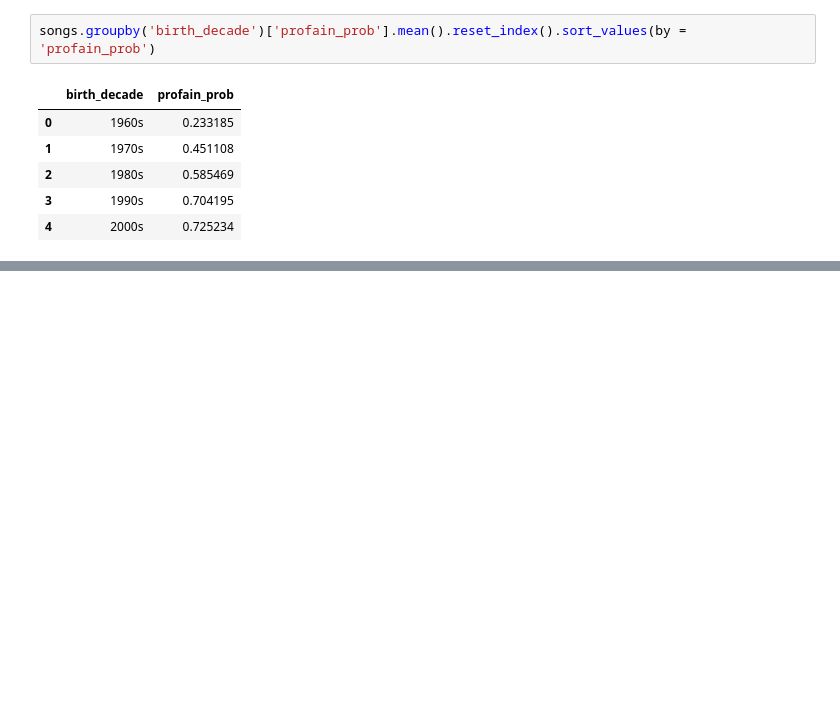
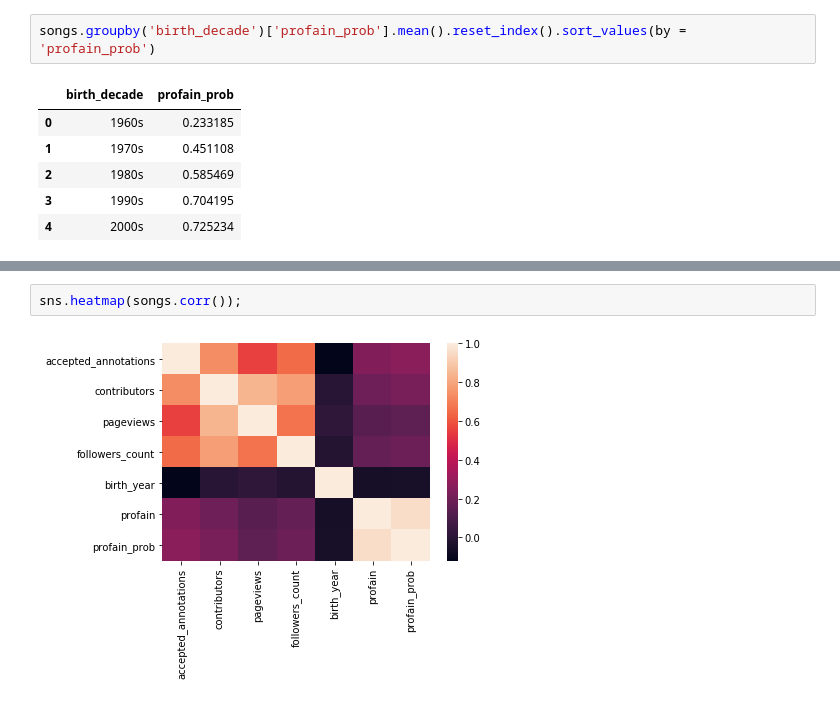
Before and after one commit to savyrosea/Genius_Lyrics_Analysis, a Jupyter notebook: notebooks/4_Profanity_Percent_By_Artist_Gender_Age.ipynb, the cells around one changed output, grey strips where cells are left out. Cells and saved outputs as stored; diff of their text form; blank space fills up the shorter version.

Commit message:
added profanity prob and corr heatmap

```diff
--- a/notebooks/4_Profanity_Percent_By_Artist_Gender_Age.ipynb
+++ b/notebooks/4_Profanity_Percent_By_Artist_Gender_Age.ipynb
@@ -74,0 +85,4 @@ songs.groupby('birth_decade')['profain_prob'].mean().reset_index().sort_values(b
+# %%
+sns.heatmap(songs.corr());
+# %% [output]
+[figure, added]
```
Also changed, not shown: parts of 2 cells of this notebook.
